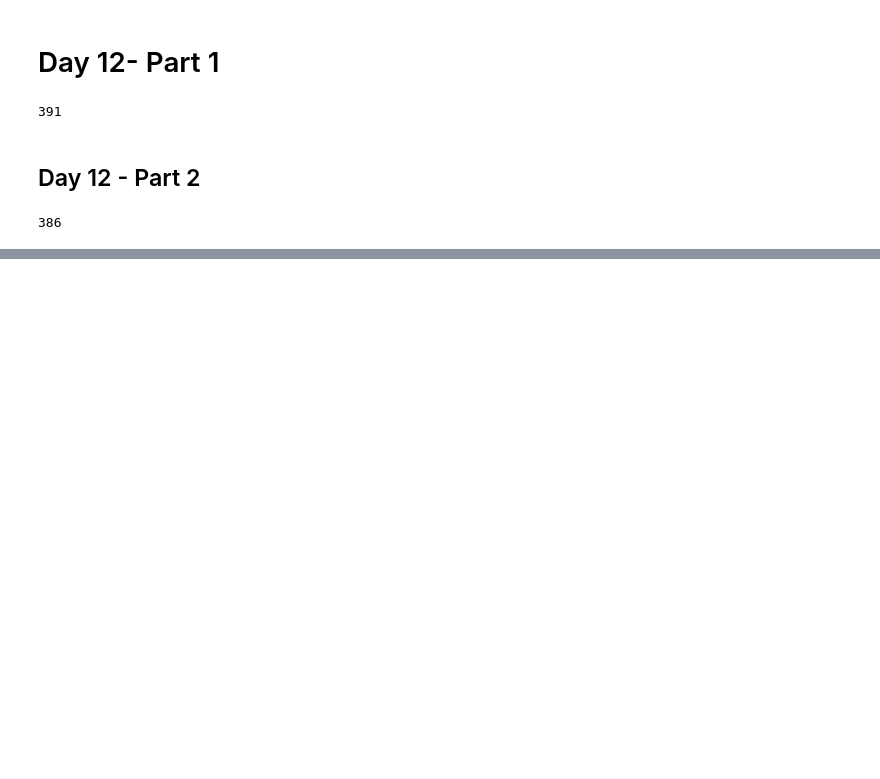
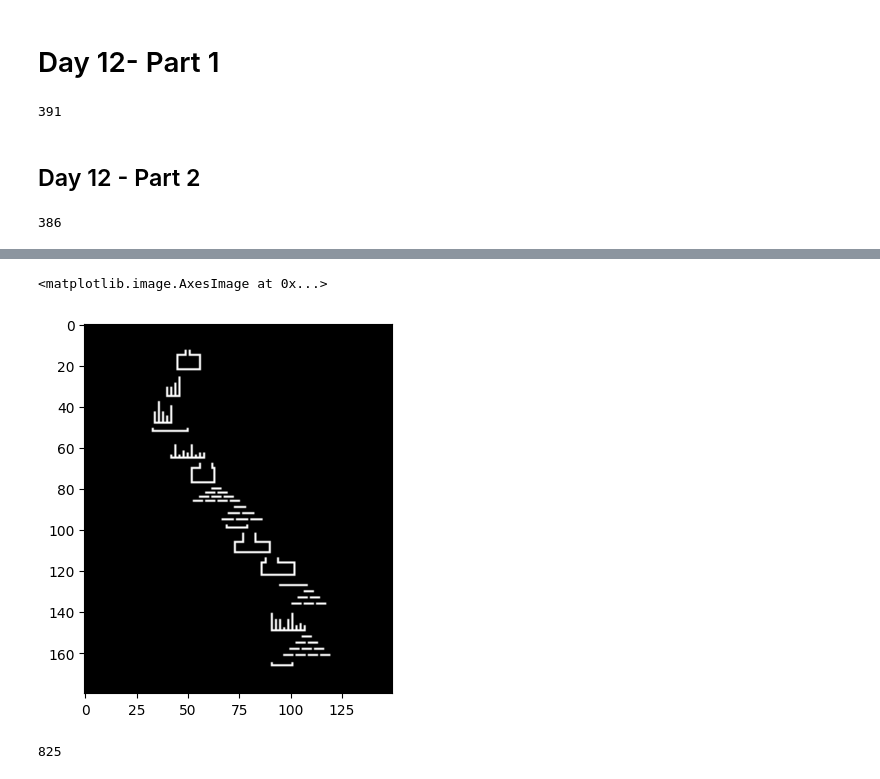
Before and after one commit to lorcanrae/advent-of-code, a Jupyter notebook: aoc-2022/notebooks/running-notebook.ipynb, the cells around one changed output, grey strips where cells are left out. Cells and saved outputs as stored; diff of their text form; code cells hidden in the pictures; blank space fills up the shorter version.

```diff
--- a/aoc-2022/notebooks/running-notebook.ipynb
+++ b/aoc-2022/notebooks/running-notebook.ipynb
@@ -585,0 +588,7 @@ min(p[a] for a in p if matrix[a] == ord('a'))
+# %%
+with open('../challenges/13/input.txt', 'r') as f:
+    lines = [l.strip() for l in f.readlines()]
+
+packets_raw = []
+for i in range(0, len(lines), 3):
+    packets_raw.append([eval(l) for l in lines[i:i+2]])
@@ -585,0 +637,11 @@ min(p[a] for a in p if matrix[a] == ord('a'))
+# %%
+packet_pairs = []
+
+for i, packet in enumerate(packets_raw, 1):
+    num = i
+    left = packet[0]
+    right = packet[1]
+    packet_pairs.append(PacketPair(num, left, right))
+
+for packet in packet_pairs:
+    packet.correct = recursive_check(packet.left, packet.right)
@@ -585,0 +735,27 @@ min(p[a] for a in p if matrix[a] == ord('a'))
+# %%
+import numpy as np
+import matplotlib.pyplot as plt
+
+with open('../challenges/14/input.txt', 'r') as f:
+    data = [[coords.split(',') for coords in l.strip().split(' -> ')] for l in f.readlines()]
+    # lines = [l.strip().split(' -> ') for l in f.readlines()]
+
+cave = np.full((1000, 1000), '.')
+# %%
+for row in data:
+    for i in range(len(row) - 1):
+        x1, x2 = int(row[i][1]), int(row[i+1][1])
+        x1, x2 = (x2, x1) if x1 >= x2 else (x1, x2)
+        y1, y2 = int(row[i][0]), int(row[i+1][0])
+        y1, y2 = (y2, y1) if y1 >= y2 else (y1, y2)
+        # print(x1, x2, y1, y2)
+        cave[x1:x2+1, y1:y2+1] = '#'
+# %%
+cave_image = np.copy(cave)
+cave_image[cave_image == '.'] = 0
+cave_image[cave_image == '#'] = 1
+cave_image = cave_image.astype('int32')
+plt.imshow(cave_image[: 180, 450:600], cmap='gray')
+# %% [output]
+<matplotlib.image.AxesImage at 0x...>
+[figure, added]
@@ -585,0 +790,5 @@ min(p[a] for a in p if matrix[a] == ord('a'))
+# %%
+# subtract one for the extra piece of sand in the void
+np.count_nonzero(cave=='o') - 1
+# %% [output]
+825
```
Also changed, not shown: parts of 19 cells of this notebook, 2 other files.
